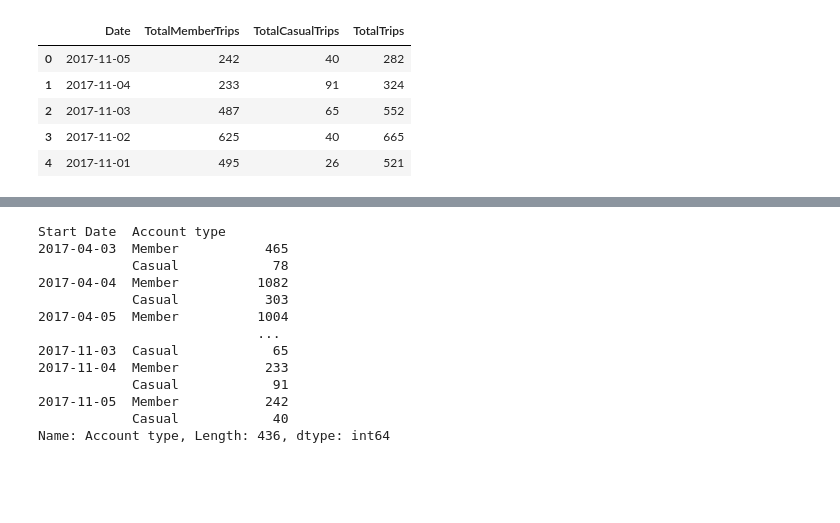
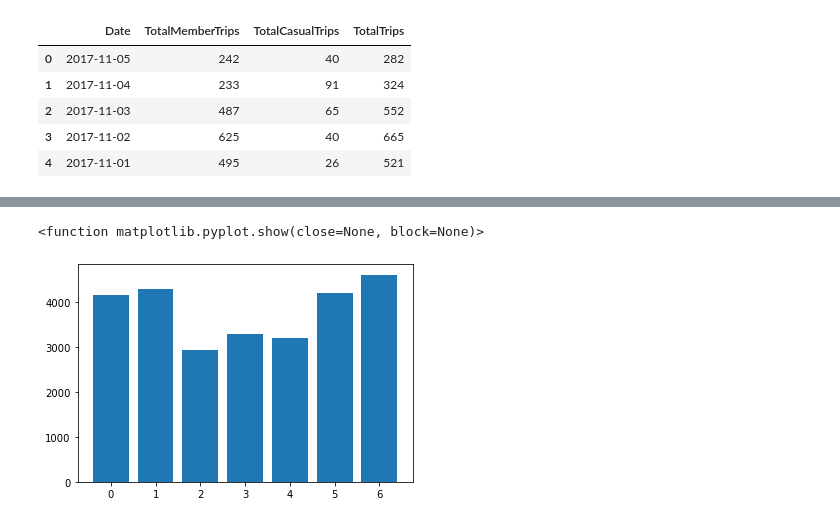
Before and after one commit to grand42/Machine_Learning-NiceRide, a Jupyter notebook: Working_Directory/Station_Popularity.ipynb, the cells around one changed output, grey strips where cells are left out. Cells and saved outputs as stored; diff of their text form; code cells hidden in the pictures; blank space fills up the shorter version.

```diff
--- a/Working_Directory/Station_Popularity.ipynb
+++ b/Working_Directory/Station_Popularity.ipynb
@@ -141,17 +156,8 @@ plt.show()
-# %%
-DayBikes = BigBikes.resample('D', on='Start Date')
-DayBikes['Account type'].value_counts()
-# %% [output]
-Start Date  Account type
-2017-04-03  Member           465
-            Casual            78
-2017-04-04  Member          1082
-            Casual           303
-2017-04-05  Member          1004
-                            ...
-2017-11-03  Casual            65
-2017-11-04  Member           233
-            Casual            91
-2017-11-05  Member           242
-            Casual            40
-Name: Account type, Length: 436, dtype: int64
+# %%
+# Calculate casual users by day of week
+xvalues = datesDF['Date'].dt.dayofweek
+plt.bar(xvalues, y3)
+plt.show
+# %% [output]
+<function matplotlib.pyplot.show(close=None, block=None)>
+[figure, added]
```
Also changed, not shown: parts of 5 cells of this notebook.
